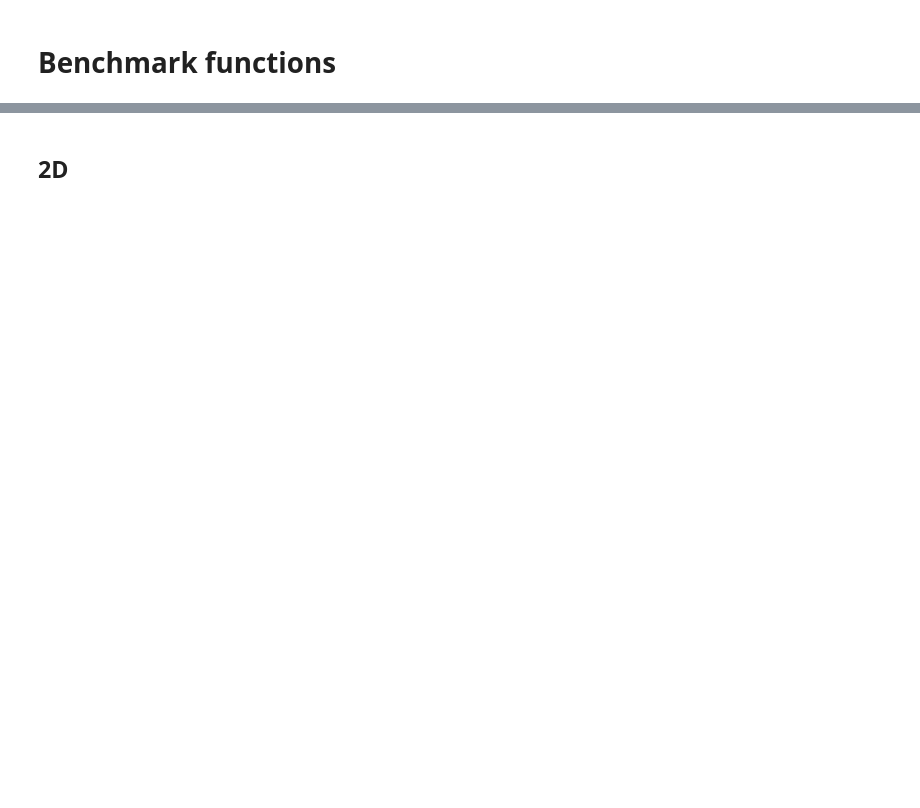
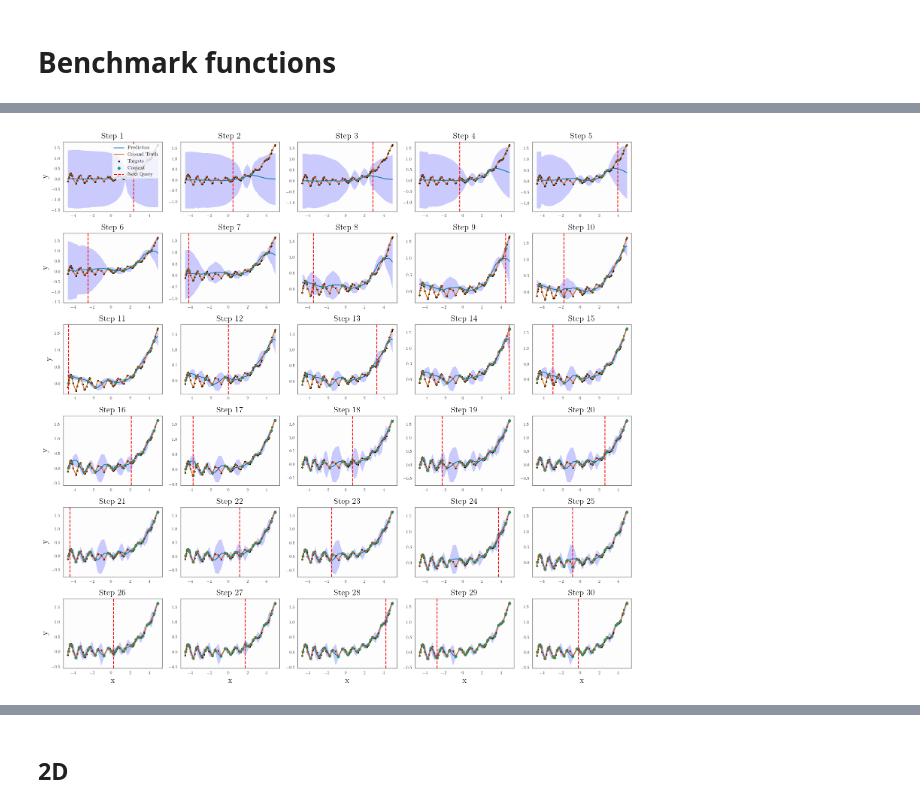
Before and after one commit to huangdaolang/ALINE, a Jupyter notebook: notebooks/eval_al.ipynb, the cells around one changed output, grey strips where cells are left out. Saved outputs shown, nothing was run; the diff lists cells and outputs as text; code cells hidden in the pictures; blank space fills up the shorter version.

```diff
--- a/notebooks/eval_al.ipynb
+++ b/notebooks/eval_al.ipynb
@@ -930,17 +363,19 @@ results/active_learning/aline_1d/.hydra/
 # %%
 T = 30
+batch_size = 100
 benchmark = BenchmarkTask(dim_x = cfg.task.dim_x,  # dimension of input
                           dim_y = cfg.task.dim_y,  # dimension of output
                           n_context_init = 1,  # number of initial context points
                           n_query_init = 500,  # number of initial query points
-                          n_target_data = cfg.task.n_target_data,  # number of target points
+                          n_target_data = 100,  # number of target points
                           design_scale = 5,  # scale of the design space (-design_scale to design_scale)
                           noise_scale= 0.01)
 # %%
-gramacy1d = benchmark.sample_batch(100, 'gramacy1d', "mix")
-batch = copy.deepcopy(gramacy1d)
-log_probs_ours, rmse_ours = calculate_targeted_log_prob(batch, cfg, model, benchmark, T, acquisition="aline", attend_to="data", visualize=False)
+gramacy1d = benchmark.sample_batch(batch_size, 'gramacy1d', "mix")
 
-batch = copy.deepcopy(gramacy1d)
-log_probs_us, rmse_us = calculate_targeted_log_prob(batch, cfg, model, benchmark, T, acquisition="uncertainty_sampling", attend_to="data", visualize=False)
+log_probs_ours, rmse_ours = calculate_targeted_log_prob(gramacy1d, cfg, model, benchmark, T, acquisition="aae", attend_to="data", visualize=True)
+
+log_probs_us, rmse_us = calculate_targeted_log_prob(gramacy1d, cfg, model, benchmark, T, acquisition="uncertainty_sampling", attend_to="data", visualize=False)
+# %% [output]
+[figure, added]
 # %%
```
Also changed, not shown: parts of 63 cells of this notebook, 1 other file.
